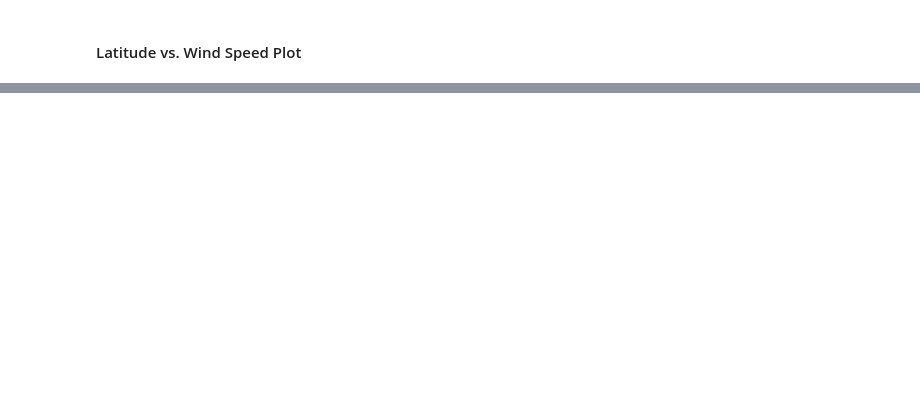
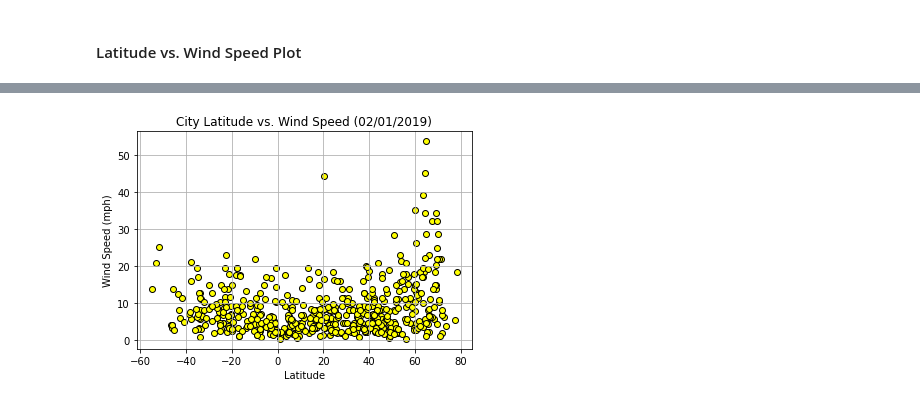
Before and after one commit to RUBALBHULLAR/Python-api-challenge, a Jupyter notebook: starter_code/WeatherPy.ipynb, the cells around one changed output, grey strips where cells are left out. Cells and saved outputs as stored; diff of their text form; code cells hidden in the pictures; blank space fills up the shorter version.

```diff
--- a/starter_code/WeatherPy.ipynb
+++ b/starter_code/WeatherPy.ipynb
@@ -248,0 +272,17 @@ FileNotFoundError: [Errno 2] No such file or directory: './Images/City_Latitude_
+# %%
+# Build Scatter Plot for Each Data Type
+plt.scatter(weather_data["Latitude"], weather_data["Wind Speed"], facecolors="yellow", marker="o", edgecolor="black")
+
+# Incorporate Other Graph Properties
+plt.title("City Latitude vs. Wind Speed (02/01/2019)")
+plt.ylabel("Wind Speed (mph)")
+plt.xlabel("Latitude")
+plt.grid(True)
+
+# Save Figure
+plt.savefig("../Images/City_Latitude_vs_Wind_Speed.png")
+
+# Show Plot
+plt.show()
+# %% [output]
+[figure, added]
```
Also changed, not shown: parts of 6 cells of this notebook, 3 other files.
